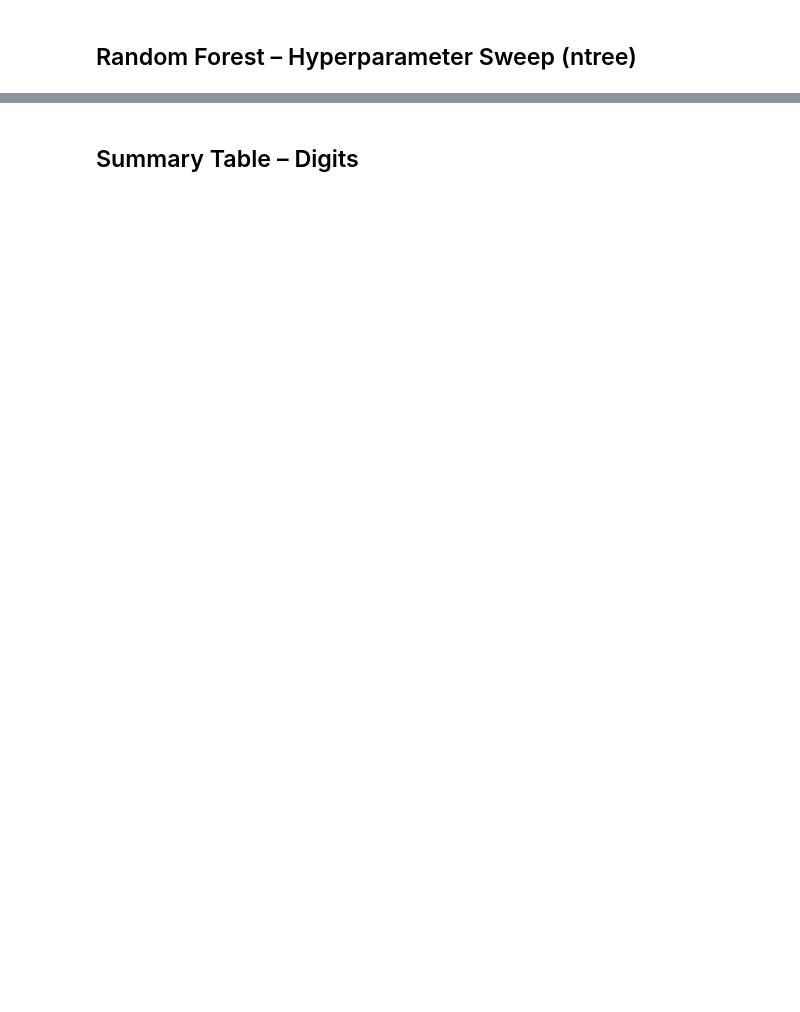
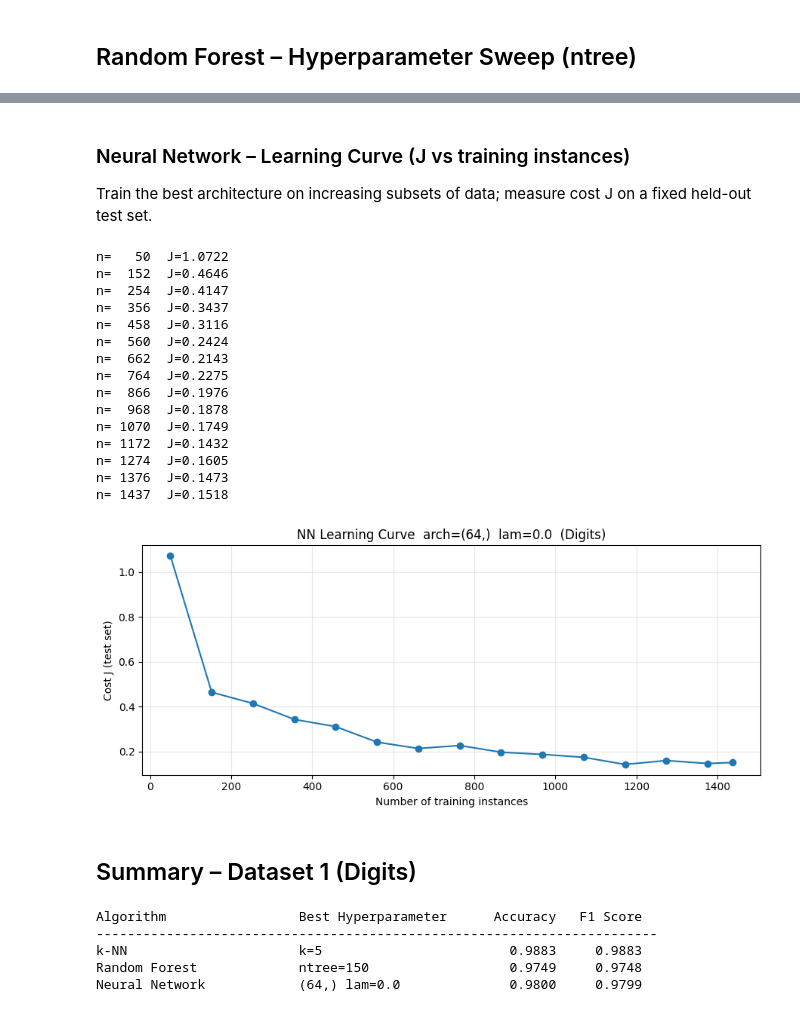
Before and after one commit to vishalhanuman14/classical-ml-benchmark, a Jupyter notebook: notebooks/01_digits.ipynb, the cells around one changed output, grey strips where cells are left out. Saved outputs shown, nothing was run; the diff lists cells and outputs as text; code cells hidden in the pictures; blank space fills up the shorter version.

```diff
--- a/notebooks/01_digits.ipynb
+++ b/notebooks/01_digits.ipynb
@@ -95,7 +186,68 @@ plt.show()
+# %% [markdown]
+### Neural Network – Learning Curve (J vs training instances)
+
+Train the best architecture on increasing subsets of data; measure cost J on a fixed held-out test set.
+# %%
+# 80/20 split for the learning curve
+split      = int(0.8 * len(y_int))
+order      = np.random.permutation(len(y_int))
+tr_idx, te_idx = order[:split], order[split:]
+
+Xtr_lc, Xte_lc = X_norm[tr_idx], X_norm[te_idx]
+Ytr_lc = Y_oh[tr_idx]
+Yte_lc = Y_oh[te_idx]
+
+step    = max(50, split // 14)
+sizes   = list(range(50, split + 1, step))
+if sizes[-1] != split:
+    sizes.append(split)
+
+lc_costs = []
+layer_sizes_best = [64] + list(best_arch) + [N_CLASSES]
+
+for n in sizes:
+    theta_lc, _ = neural_network.train(Xtr_lc[:n], Ytr_lc[:n], layer_sizes_best,
+                                        lam=best_lam, alpha=0.3,
+                                        epochs=300, batch_size=32)
+    J, _, _ = neural_network.cost(Xte_lc, Yte_lc, theta_lc, best_lam)
+    lc_costs.append(J)
+    print(f"n={n:>5}  J={J:.4f}")
+
+fig, ax = plt.subplots(figsize=(9, 4))
+ax.plot(sizes, lc_costs, '-o')
+ax.set_xlabel('Number of training instances')
+ax.set_ylabel('Cost J (test set)')
+ax.set_title(f'NN Learning Curve  arch={best_arch}  lam={best_lam}  (Digits)')
+ax.grid(alpha=0.3); plt.tight_layout()
+plt.savefig('results/digits_nn_learning_curve.png', dpi=150); plt.show()
+# %% [output]
+n=   50  J=1.0722
+n=  152  J=0.4646
+n=  254  J=0.4147
+n=  356  J=0.3437
+n=  458  J=0.3116
+n=  560  J=0.2424
+n=  662  J=0.2143
+n=  764  J=0.2275
+n=  866  J=0.1976
+n=  968  J=0.1878
+n= 1070  J=0.1749
+n= 1172  J=0.1432
+n= 1274  J=0.1605
+n= 1376  J=0.1473
+n= 1437  J=0.1518
+[figure, added]
 # %% [markdown]
-## Summary Table – Digits
+## Summary – Dataset 1 (Digits)
 # %%
-print(f"{'Algorithm':<20} {'Best HP':<12} {'Accuracy':>10} {'F1 Score':>10}")
-print('-' * 56)
-print(f"{'k-NN':<20} {'k='+str(best_k):<12} {knn_results[best_k][0]:>10.4f} {knn_results[best_k][1]:>10.4f}")
-print(f"{'Random Forest':<20} {'ntree='+str(best_nt):<12} {rf_results[best_nt][0]:>10.4f} {rf_results[best_nt][1]:>10.4f}")
+print(f"{'Algorithm':<25} {'Best Hyperparameter':<22} {'Accuracy':>10} {'F1 Score':>10}")
+print('-' * 72)
+print(f"{'k-NN':<25} {'k='+str(best_k):<22} {knn_results[best_k][0]:>10.4f} {knn_results[best_k][1]:>10.4f}")
+print(f"{'Random Forest':<25} {'ntree='+str(best_nt):<22} {rf_results[best_nt][0]:>10.4f} {rf_results[best_nt][1]:>10.4f}")
+print(f"{'Neural Network':<25} {str(best_arch)+' lam='+str(best_lam):<22} {nn_results[best_nn_key][0]:>10.4f} {nn_results[best_nn_key][1]:>10.4f}")
+# %% [output]
+Algorithm                 Best Hyperparameter      Accuracy   F1 Score
+------------------------------------------------------------------------
+k-NN                      k=5                        0.9883     0.9883
+Random Forest             ntree=150                  0.9749     0.9748
+Neural Network            (64,) lam=0.0              0.9800     0.9799
```
Also changed, not shown: parts of 10 cells of this notebook.
